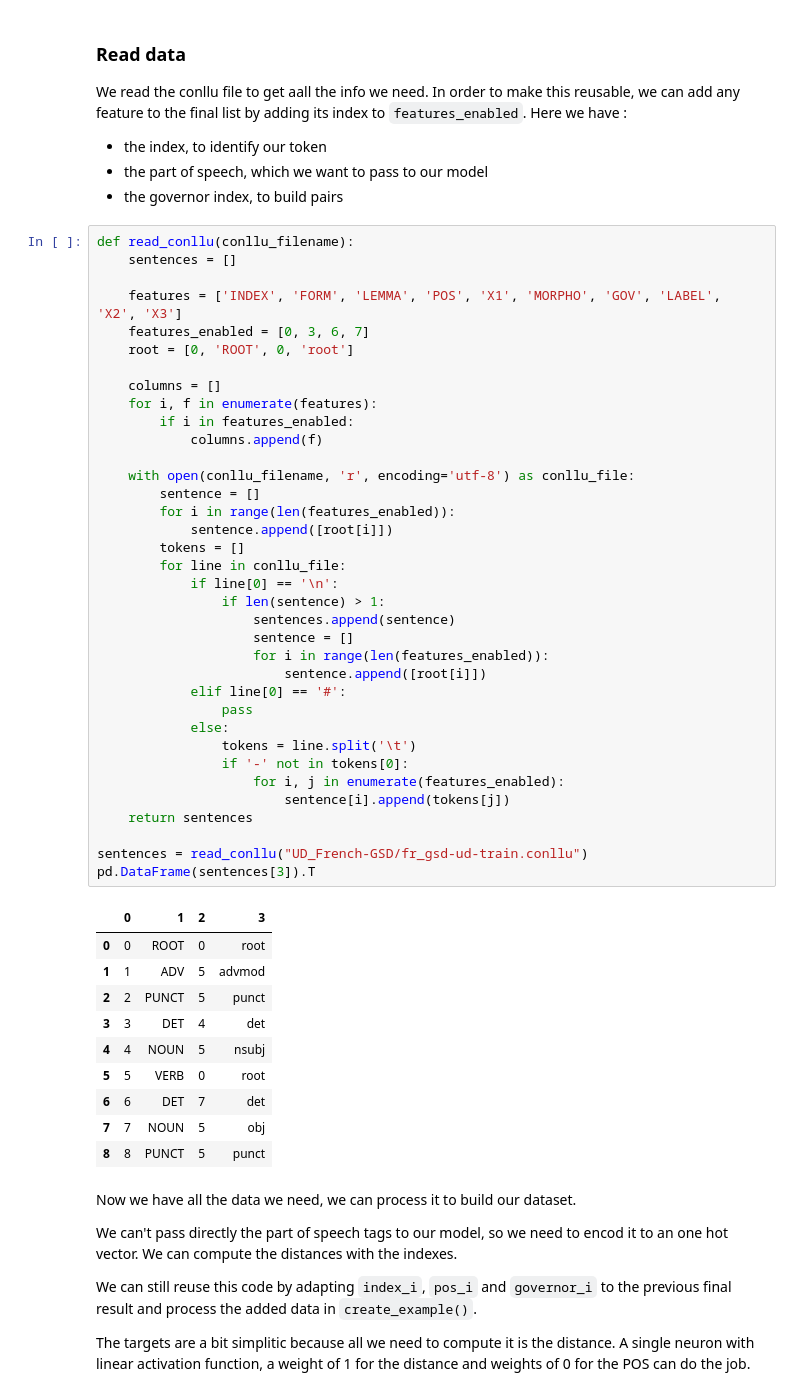
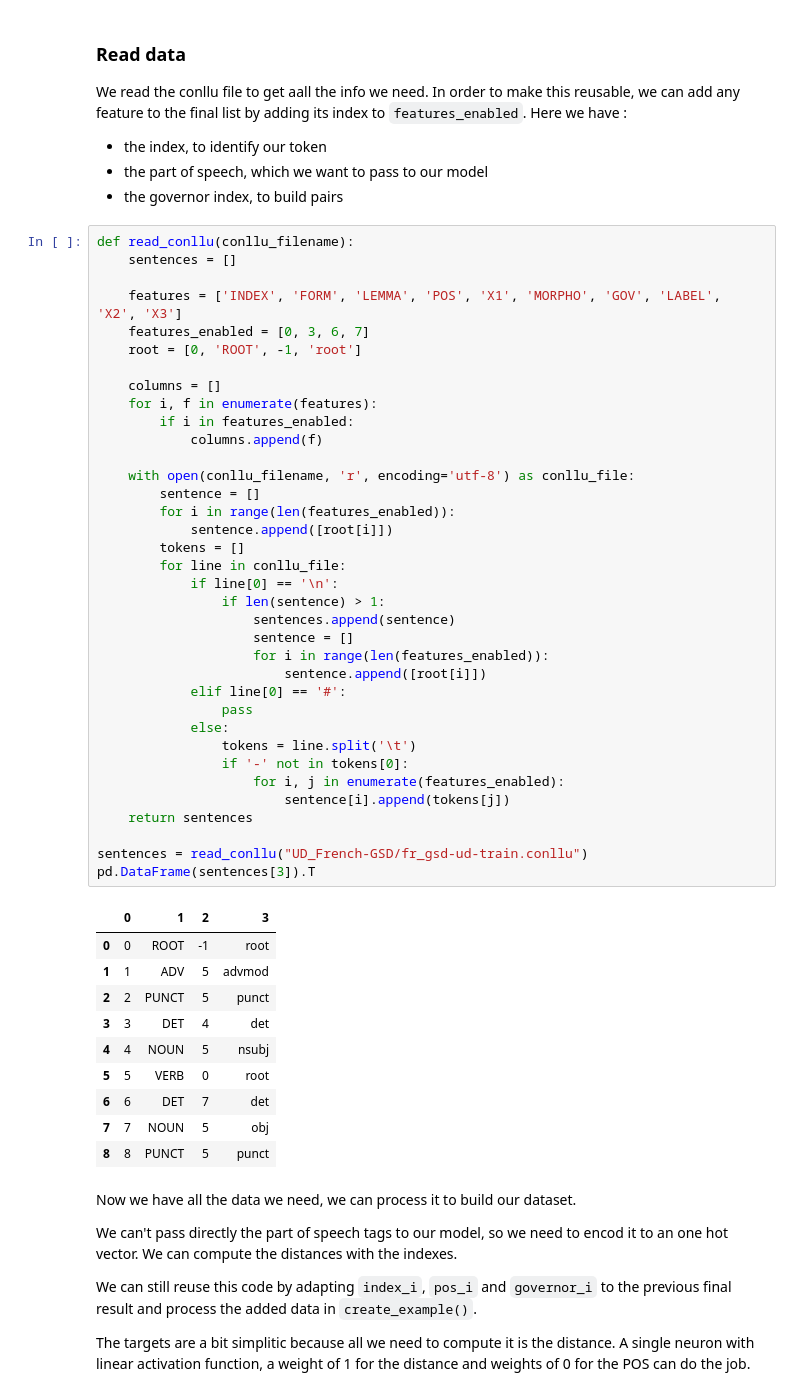
Before and after one commit to LouisGerard/Eisner, a Jupyter notebook: Eisner.ipynb, the cells around one changed output. Saved outputs shown, nothing was run; the diff lists cells and outputs as text.

```diff
--- a/Eisner.ipynb
+++ b/Eisner.ipynb
@@ -37,39 +36,39 @@ def read_conllu(conllu_filename):
 
     features = ['INDEX', 'FORM', 'LEMMA', 'POS', 'X1', 'MORPHO', 'GOV', 'LABEL', 'X2', 'X3']
     features_enabled = [0, 3, 6, 7]
-    root = [0, 'ROOT', 0, 'root']
+    root = [0, 'ROOT', -1, 'root']
 
     columns = []
     for i, f in enumerate(features):
         if i in features_enabled:
             columns.append(f)
 
     with open(conllu_filename, 'r', encoding='utf-8') as conllu_file:
         sentence = []
         for i in range(len(features_enabled)):
             sentence.append([root[i]])
         tokens = []
         for line in conllu_file:
             if line[0] == '\n':
                 if len(sentence) > 1:
                     sentences.append(sentence)
                     sentence = []
                     for i in range(len(features_enabled)):
                         sentence.append([root[i]])
             elif line[0] == '#':
                 pass
             else:
                 tokens = line.split('\t')
                 if '-' not in tokens[0]:
                     for i, j in enumerate(features_enabled):
                         sentence[i].append(tokens[j])
     return sentences
 
 sentences = read_conllu("UD_French-GSD/fr_gsd-ud-train.conllu")
 pd.DataFrame(sentences[3]).T
 # %% [output]
 |  | 0 | 1 | 2 | 3 |
-| 0 | 0 | ROOT | 0 | root |
+| 0 | 0 | ROOT | -1 | root |
 | 1 | 1 | ADV | 5 | advmod |
 | 2 | 2 | PUNCT | 5 | punct |
 | 3 | 3 | DET | 4 | det |
```
Also changed, not shown: parts of 17 cells of this notebook.
